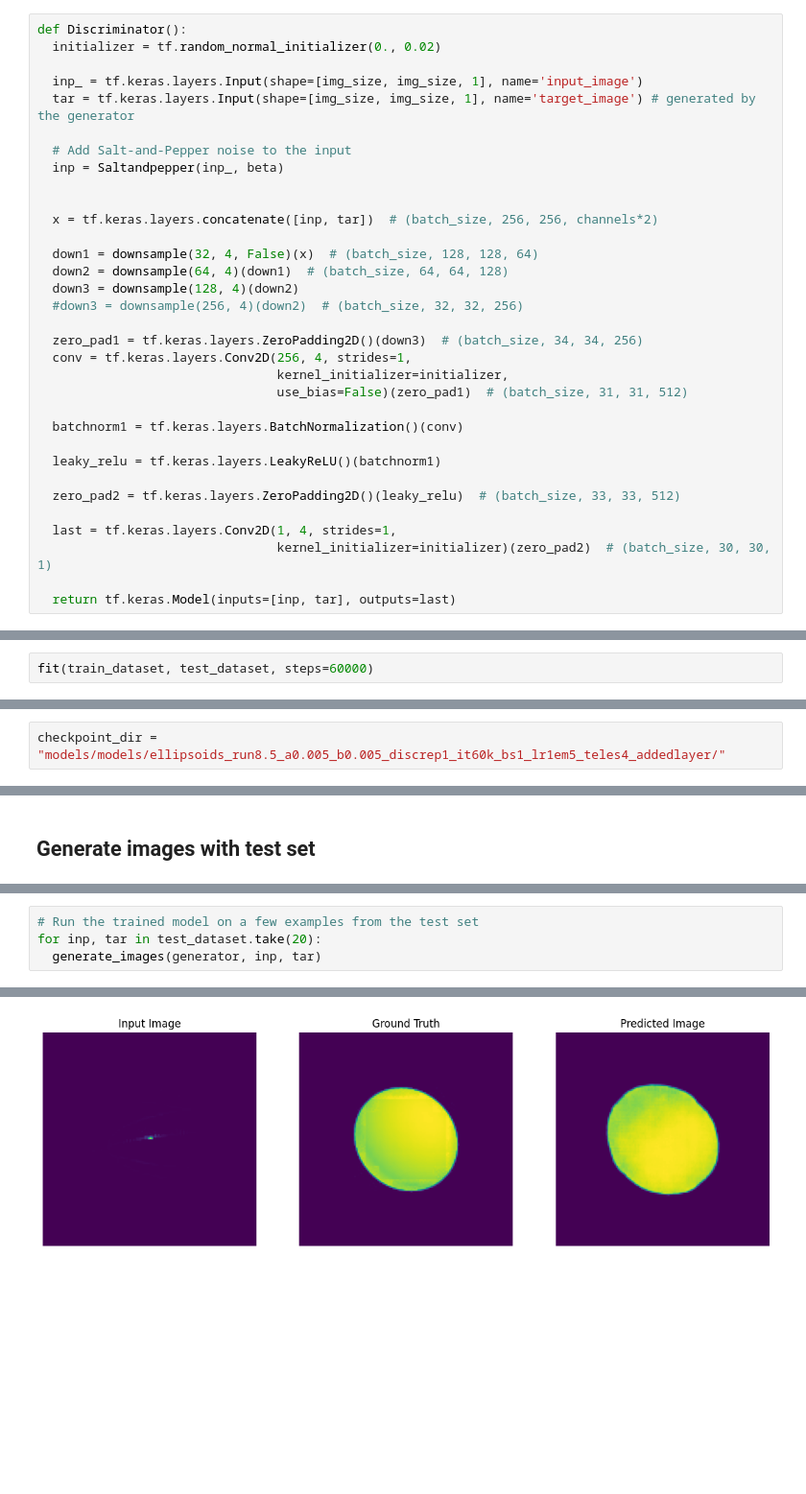
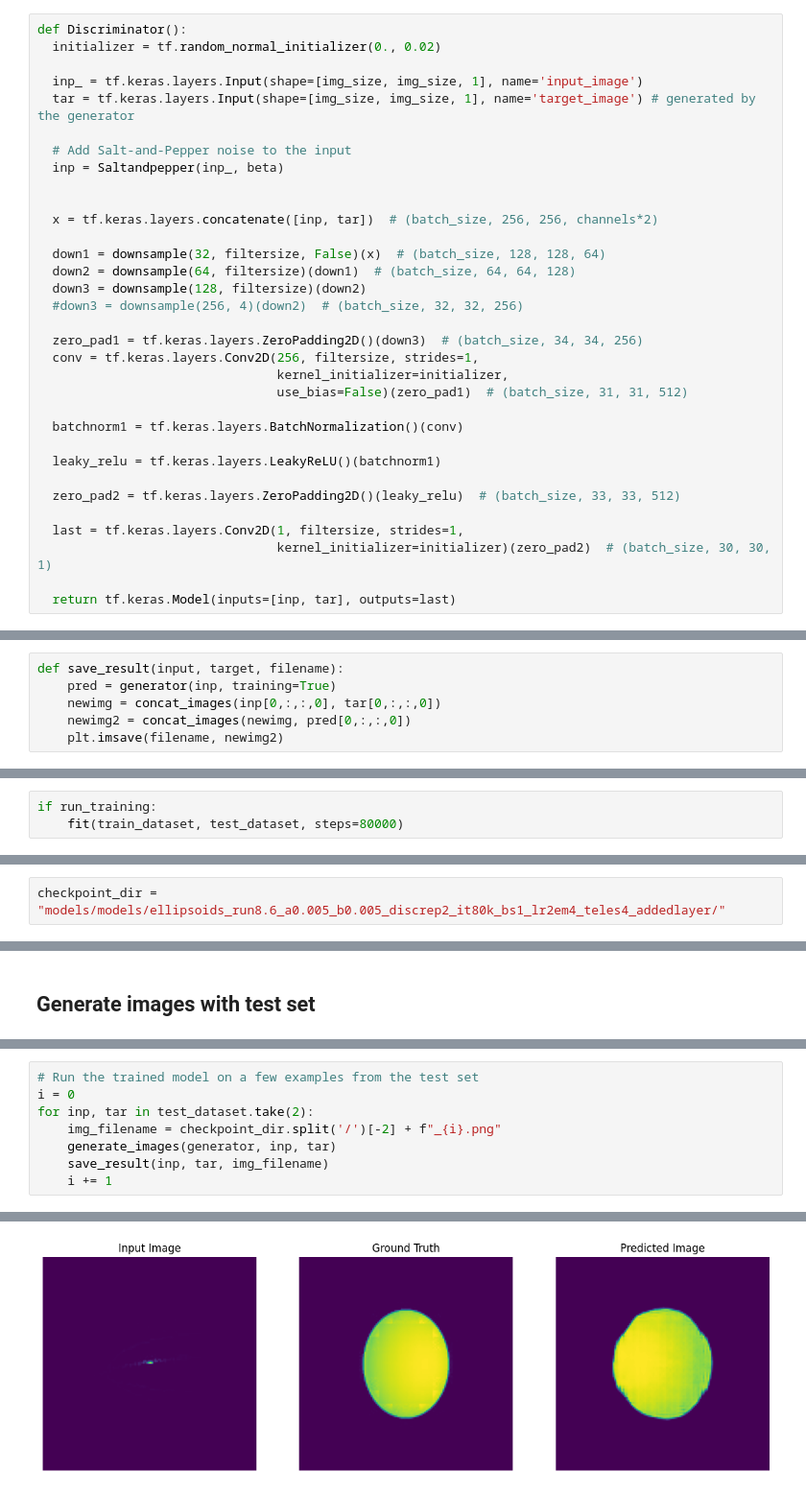
Before and after one commit to Yurivanderburg/II_GAN, a Jupyter notebook: Ellipsoids/Ellipsoid_v0.8.ipynb, the cells around one changed output, grey strips where cells are left out. Shown at 96% size. Drawn from its saved outputs; the diff is of its cells as text; blank space fills up the shorter version.

```diff
--- a/Ellipsoids/Ellipsoid_v0.8.ipynb
+++ b/Ellipsoids/Ellipsoid_v0.8.ipynb
@@ -347,13 +341,13 @@ def Discriminator():
 
   x = tf.keras.layers.concatenate([inp, tar])  # (batch_size, 256, 256, channels*2)
 
-  down1 = downsample(32, 4, False)(x)  # (batch_size, 128, 128, 64)
-  down2 = downsample(64, 4)(down1)  # (batch_size, 64, 64, 128)
-  down3 = downsample(128, 4)(down2)
+  down1 = downsample(32, filtersize, False)(x)  # (batch_size, 128, 128, 64)
+  down2 = downsample(64, filtersize)(down1)  # (batch_size, 64, 64, 128)
+  down3 = downsample(128, filtersize)(down2)
   #down3 = downsample(256, 4)(down2)  # (batch_size, 32, 32, 256)
 
   zero_pad1 = tf.keras.layers.ZeroPadding2D()(down3)  # (batch_size, 34, 34, 256)
-  conv = tf.keras.layers.Conv2D(256, 4, strides=1,
+  conv = tf.keras.layers.Conv2D(256, filtersize, strides=1,
                                 kernel_initializer=initializer,
                                 use_bias=False)(zero_pad1)  # (batch_size, 31, 31, 512)
 
@@ -363,7 +357,7 @@ def Discriminator():
 
   zero_pad2 = tf.keras.layers.ZeroPadding2D()(leaky_relu)  # (batch_size, 33, 33, 512)
 
-  last = tf.keras.layers.Conv2D(1, 4, strides=1,
+  last = tf.keras.layers.Conv2D(1, filtersize, strides=1,
                                 kernel_initializer=initializer)(zero_pad2)  # (batch_size, 30, 30, 1)
 
   return tf.keras.Model(inputs=[inp, tar], outputs=last)
@@ -423,3 +422,9 @@ def generate_images(model, test_input, tar):
+# %%
+def save_result(input, target, filename):
+    pred = generator(inp, training=True)
+    newimg = concat_images(inp[0,:,:,0], tar[0,:,:,0])
+    newimg2 = concat_images(newimg, pred[0,:,:,0])
+    plt.imsave(filename, newimg2)
 # %%
 example_input = sample_input[tf.newaxis, :]
 example_target = sample_real[tf.newaxis, :]
@@ -499,4 +504,5 @@ def fit(train_ds, test_ds, steps):
 %load_ext tensorboard
 %tensorboard --logdir {log_dir}
 # %%
-fit(train_dataset, test_dataset, steps=60000)
+if run_training:
+    fit(train_dataset, test_dataset, steps=80000)
@@ -508,4 +509,4 @@ KeyboardInterrupt
 # %% [markdown]
 ## Restore old checkpoints
 # %%
-checkpoint_dir = "models/models/ellipsoids_run8.5_a0.005_b0.005_discrep1_it60k_bs1_lr1em5_teles4_addedlayer/"
+checkpoint_dir = "models/models/ellipsoids_run8.6_a0.005_b0.005_discrep2_it80k_bs1_lr2em4_teles4_addedlayer/"
@@ -523,5 +527,9 @@ models/models/ellipsoids_run8.5_a0.005_b0.005_discrep1_it60k_bs1_lr1em5_teles4_a
 # %%
 # Run the trained model on a few examples from the test set
-for inp, tar in test_dataset.take(20):
-  generate_images(generator, inp, tar)
+i = 0
+for inp, tar in test_dataset.take(2):
+    img_filename = checkpoint_dir.split('/')[-2] + f"_{i}.png"
+    generate_images(generator, inp, tar)
+    save_result(inp, tar, img_filename)
+    i += 1
 # %% [output]
@@ -529 +537 @@ for inp, tar in test_dataset.take(20):
-[figure, old version]
+[figure, new version]
```
Also changed, not shown: parts of 17 cells of this notebook, 8 other files.
